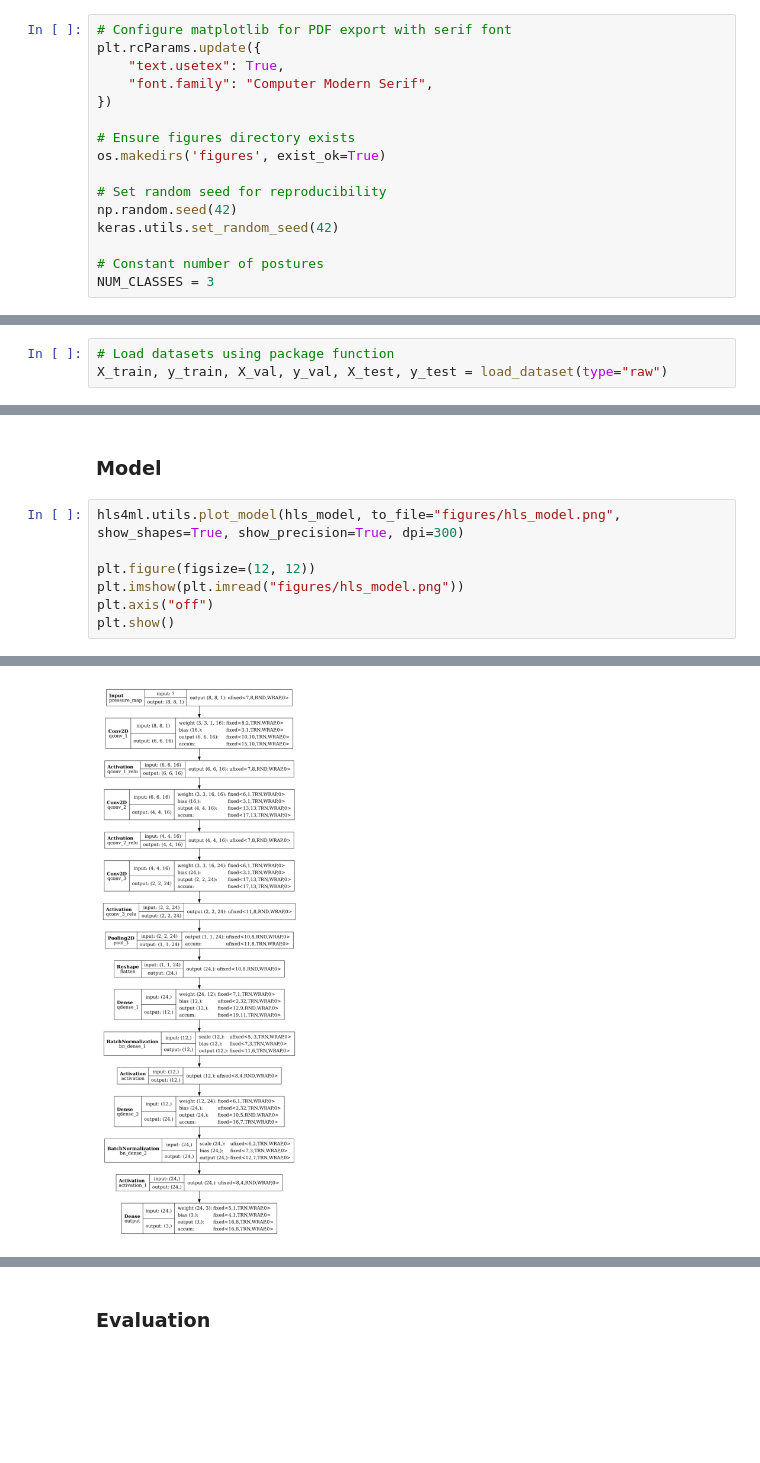
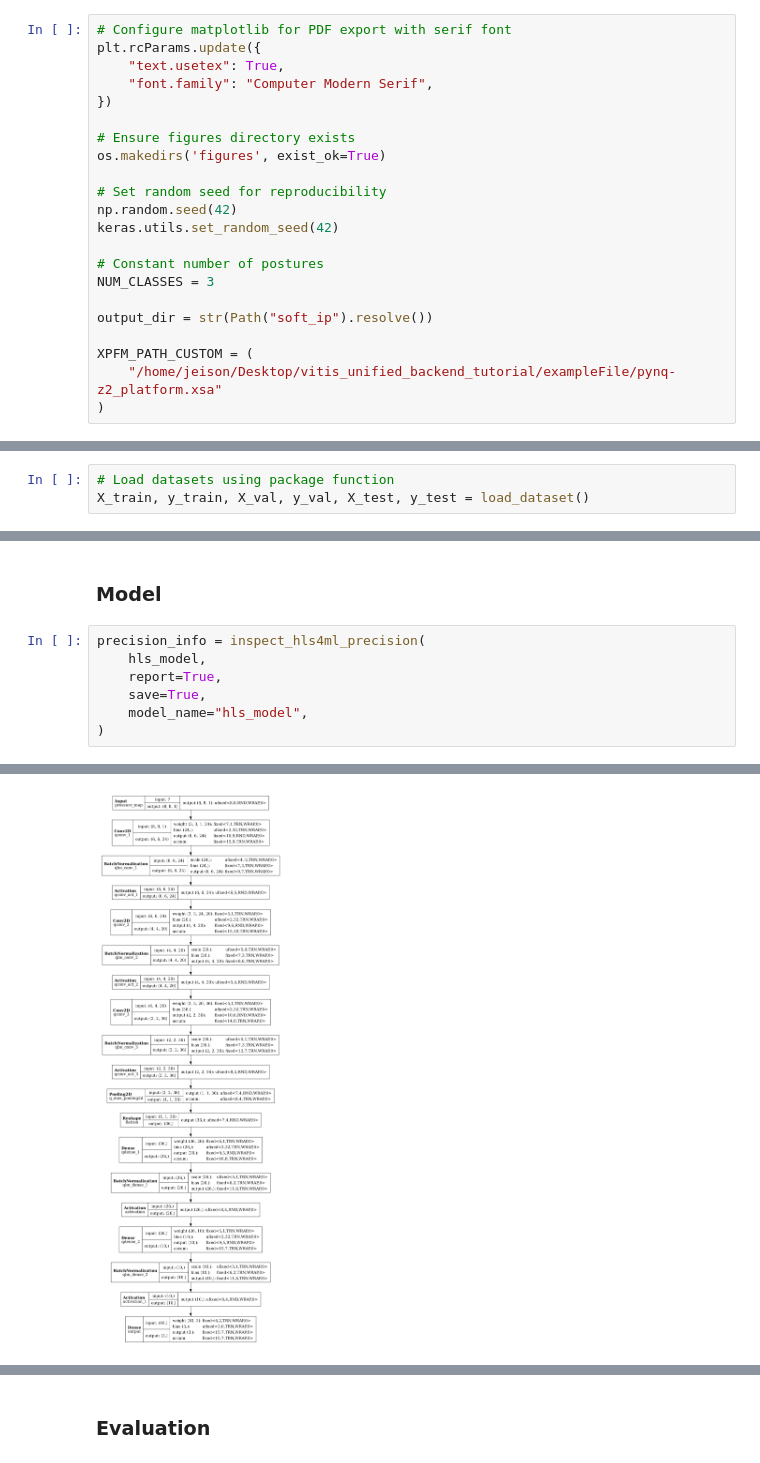
Before and after one commit to Jeison-HM/BedPosIP, a Jupyter notebook: model/convert_quantized_cnn.ipynb, the cells around one changed output, grey strips where cells are left out. Cells and saved outputs as stored; diff of their text form; blank space fills up the shorter version.

```diff
--- a/model/convert_quantized_cnn.ipynb
+++ b/model/convert_quantized_cnn.ipynb
@@ -41,13 +39,19 @@ keras.utils.set_random_seed(42)
 
 # Constant number of postures
 NUM_CLASSES = 3
+
+output_dir = str(Path("soft_ip").resolve())
+
+XPFM_PATH_CUSTOM = (
+    "/home/jeison/Desktop/vitis_unified_backend_tutorial/exampleFile/pynq-z2_platform.xsa"
+)
 # %% [markdown]
 ## Data
 # %% [markdown]
 ### Loading
 # %%
 # Load datasets using package function
-X_train, y_train, X_val, y_val, X_test, y_test = load_dataset(type="raw")
+X_train, y_train, X_val, y_val, X_test, y_test = load_dataset()
 # %% [output]
 Dataset shapes:
   Train: (119999, 64), labels: (119999,)
@@ -247,10 +202,10 @@ if PROFILE:
 # %% [markdown]
 ### Model
 # %%
-hls4ml.utils.plot_model(hls_model, to_file="figures/hls_model.png", show_shapes=True, show_precision=True, dpi=300)
-
-plt.figure(figsize=(12, 12))
-plt.imshow(plt.imread("figures/hls_model.png"))
-plt.axis("off")
-plt.show()
+precision_info = inspect_hls4ml_precision(
+    hls_model,
+    report=True,
+    save=True,
+    model_name="hls_model",
+)
 # %% [output]
@@ -257 +229 @@ plt.show()
-[figure, old version]
+[figure, new version]
```
Also changed, not shown: parts of 14 cells of this notebook, 5 other files.
